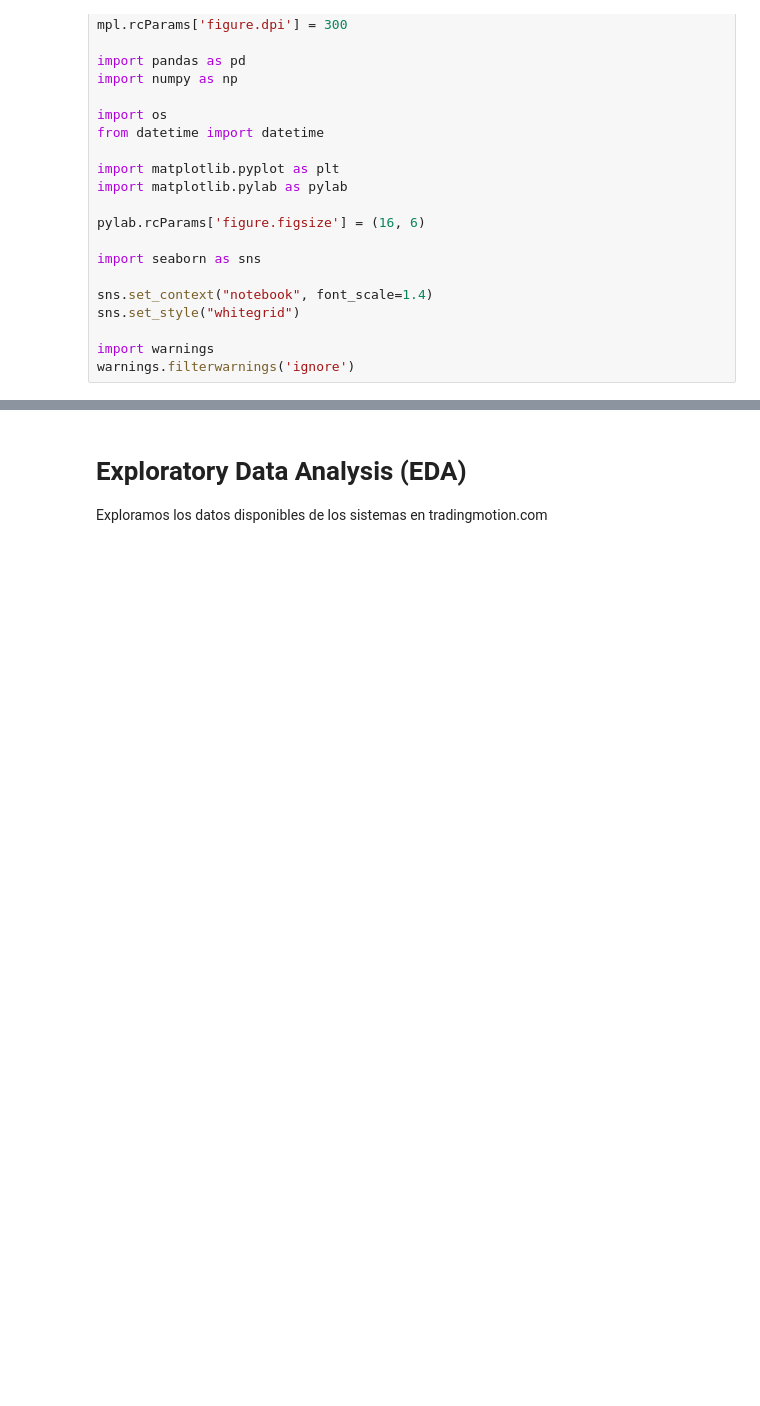
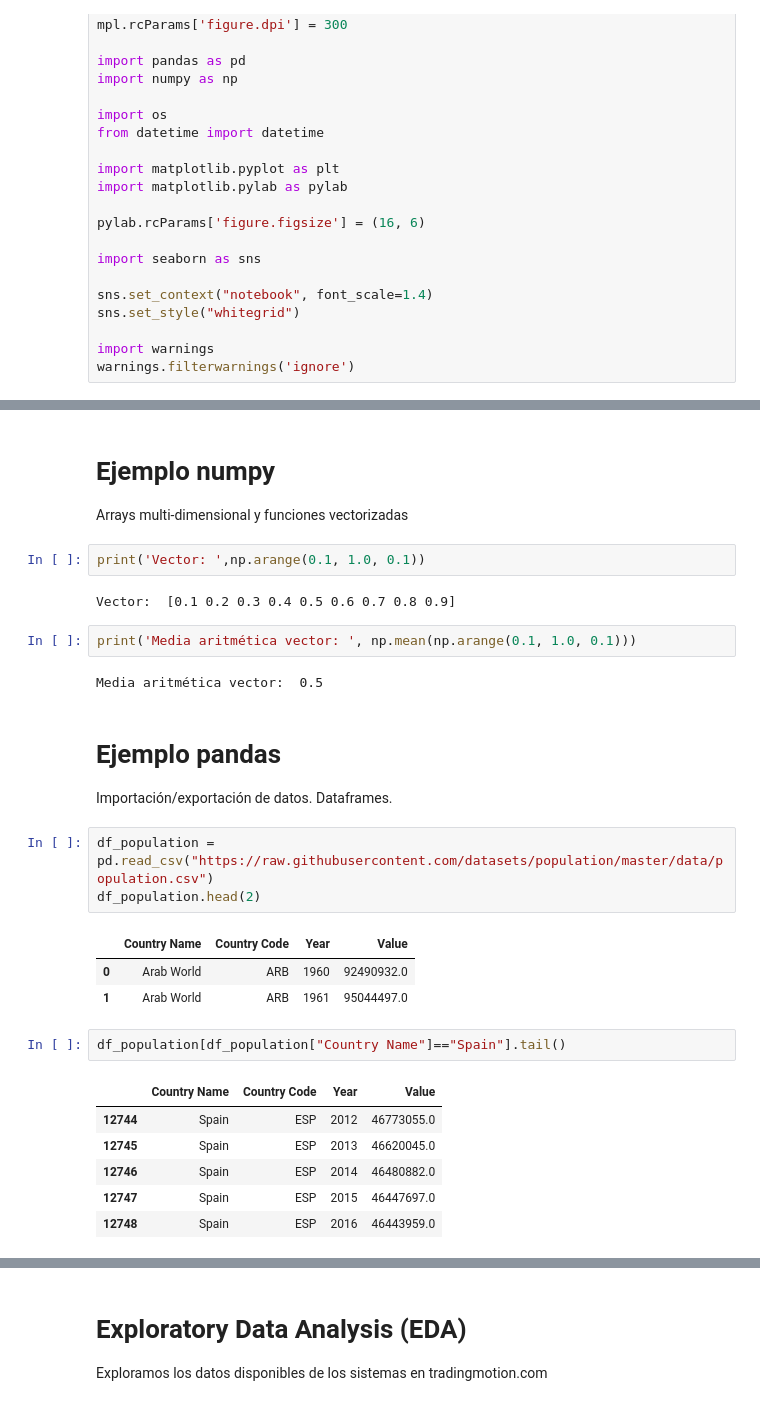
Before and after one commit to victormartingarcia/2020-robotrader-pyTradingmotion, a Jupyter notebook: pyTradingmotion.ipynb, the cells around one changed output, grey strips where cells are left out. Saved outputs shown, nothing was run; the diff lists cells and outputs as text; blank space fills up the shorter version.

Commit message:
intro numpy pandas

```diff
--- a/pyTradingmotion.ipynb
+++ b/pyTradingmotion.ipynb
@@ -51,0 +58,32 @@ jupyter nbconvert pyTradingmotion.ipynb --to slides --post serve
+# %% [markdown]
+# Ejemplo numpy
+
+Arrays multi-dimensional y funciones vectorizadas
+# %%
+print('Vector: ',np.arange(0.1, 1.0, 0.1))
+# %% [output]
+Vector:  [0.1 0.2 0.3 0.4 0.5 0.6 0.7 0.8 0.9]
+# %%
+print('Media aritmética vector: ', np.mean(np.arange(0.1, 1.0, 0.1)))
+# %% [output]
+Media aritmética vector:  0.5
+# %% [markdown]
+# Ejemplo pandas
+
+Importación/exportación de datos. Dataframes.
+# %%
+df_population = pd.read_csv("https://raw.githubusercontent.com/datasets/population/master/data/population.csv")
+df_population.head(2)
+# %% [output]
+|  | Country Name | Country Code | Year | Value |
+| 0 | Arab World | ARB | 1960 | 92490932.0 |
+| 1 | Arab World | ARB | 1961 | 95044497.0 |
+# %%
+df_population[df_population["Country Name"]=="Spain"].tail()
+# %% [output]
+|  | Country Name | Country Code | Year | Value |
+| 12744 | Spain | ESP | 2012 | 46773055.0 |
+| 12745 | Spain | ESP | 2013 | 46620045.0 |
+| 12746 | Spain | ESP | 2014 | 46480882.0 |
+| 12747 | Spain | ESP | 2015 | 46447697.0 |
+| 12748 | Spain | ESP | 2016 | 46443959.0 |
```
Also changed, not shown: parts of 7 cells of this notebook.
